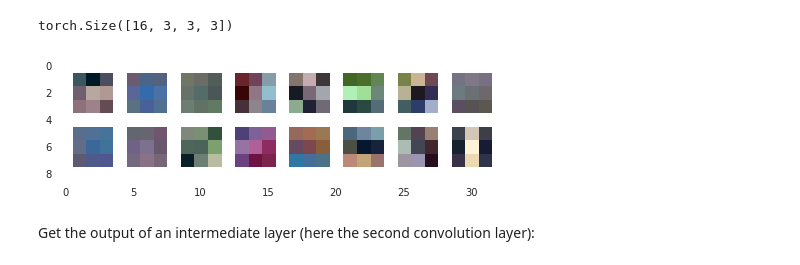
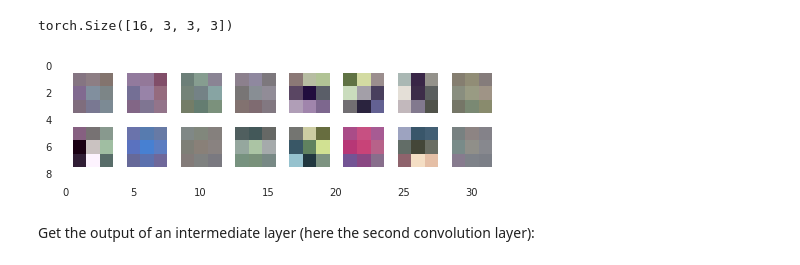
Before and after one commit to hollance/Ignition, a Jupyter notebook: examples/CIFAR10.ipynb, the cells around one changed output. Saved outputs shown, nothing was run; the diff lists cells and outputs as text; code cells hidden in the pictures.

```diff
--- a/examples/CIFAR10.ipynb
+++ b/examples/CIFAR10.ipynb
@@ -368,7 +386,7 @@ trainer.history.best_epoch()
 # %% [markdown]
 Load the best checkpoint:
 # %%
-checkpoint = torch.load(output_dir + "mymodel_ep35_loss0.6069_acc0.8214.pt")
+checkpoint = torch.load(output_dir + "mymodel_ep32_loss0.6293_acc0.8073.pt")
 net.load_state_dict(checkpoint["model"])
 # %%
 evaluate(net, eval_fn, cifar10.test_loader)
@@ -568,10 +595,10 @@ W.size()
 # %% [output]
 torch.Size([16, 3, 3, 3])
 # %%
-grid = torchvision.utils.make_grid(W.data.cpu(), normalize=True, padding=1, pad_value=1, nrow=8)
+grid = torchvision.utils.make_grid(W.detach().cpu(), normalize=True, padding=1, pad_value=1, nrow=8)
 imshow(grid, figsize=(8, 8))
 # %% [output]
-[figure, old version]
+[figure, new version]
 # %% [markdown]
 Get the output of an intermediate layer (here the second convolution layer):
 # %%
```
Also changed, not shown: parts of 47 cells of this notebook, 8 other files.
